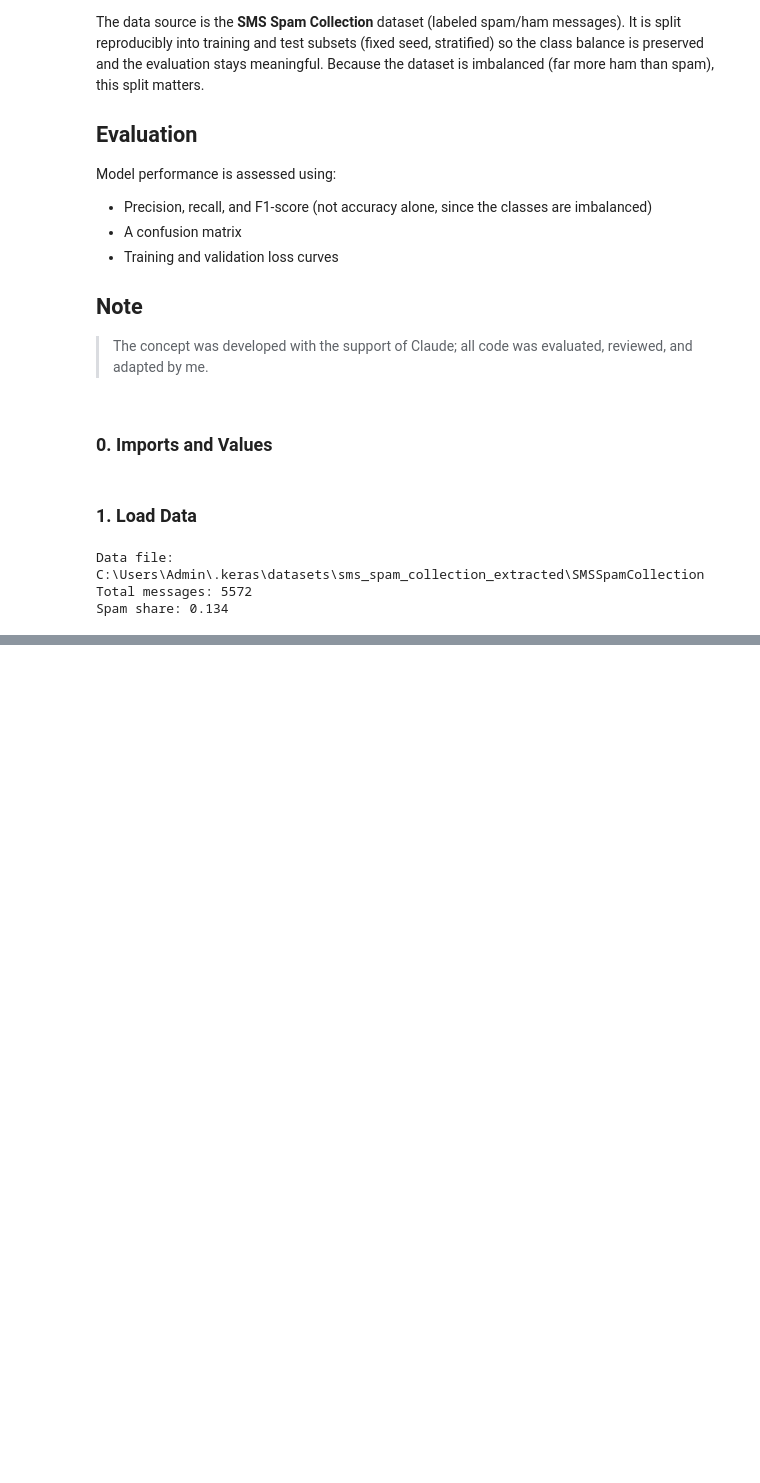
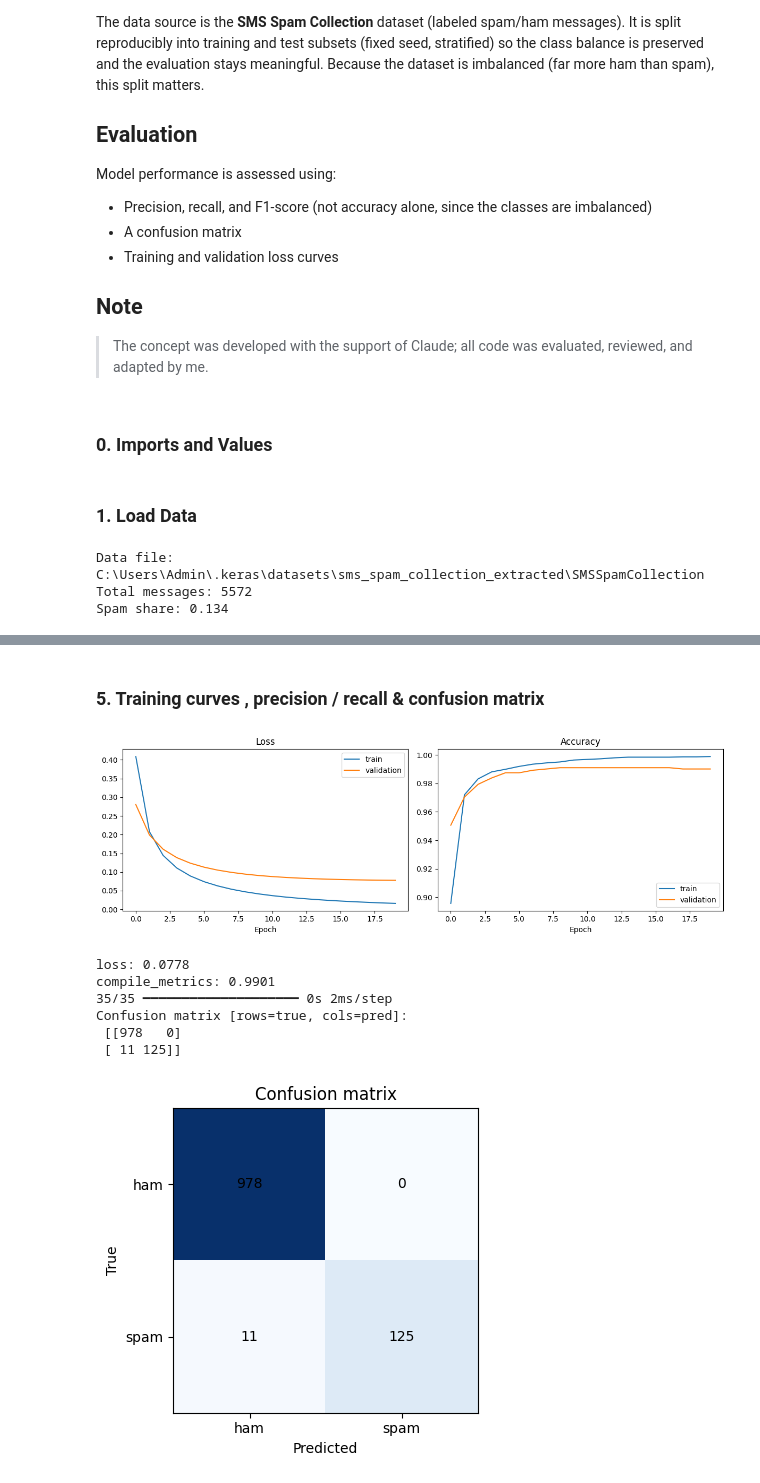
Before and after one commit to Sowas7272/Projects, a Jupyter notebook: ML/Keras/Spam_Detection/Spam_Detection_Keras.ipynb, the cells around one changed output, grey strips where cells are left out. Drawn from its saved outputs; the diff is of its cells as text; code cells hidden in the pictures; blank space fills up the shorter version.

```diff
--- a/ML/Keras/Spam_Detection/Spam_Detection_Keras.ipynb
+++ b/ML/Keras/Spam_Detection/Spam_Detection_Keras.ipynb
@@ -74,0 +77,9 @@ val_ds       = raw_val_ds.batch(BATCH)
+# %%
+VOCAB_SIZE = 5000
+vectorize_layer = layers.TextVectorization(
+    max_tokens = VOCAB_SIZE,
+    output_mode ="tf_idf"
+)
+train_text_only = raw_train_ds.map(lambda text, label: text)
+vectorize_layer.adapt(train_text_only)
+print("Vocabulary size:", len(vectorize_layer.get_vocabulary()))
@@ -74,0 +144,49 @@ val_ds       = raw_val_ds.batch(BATCH)
+# %% [markdown]
+### 5. Training curves , precision / recall & confusion matrix
+# %%
+fig, (ax1, ax2) = plt.subplots(1, 2, figsize=(12, 4))
+
+ax1.plot(history.history["loss"], label="train")
+ax1.plot(history.history["val_loss"], label="validation")
+ax1.set_title("Loss"); ax1.set_xlabel("Epoch"); ax1.legend()
+
+ax2.plot(history.history["accuracy"], label="train")
+ax2.plot(history.history["val_accuracy"], label="validation")
+ax2.set_title("Accuracy"); ax2.set_xlabel("Epoch"); ax2.legend()
+
+plt.tight_layout()
+plt.show()
+
+results = model.evaluate(val_ds, verbose=0)
+for name, value in zip(model.metrics_names, results):
+    print(f"{name}: {value:.4f}")
+
+# Build the confusion matrix by hand from predictions.
+y_true = np.concatenate([y.numpy().ravel() for _, y in val_ds], axis=0)
+y_prob = model.predict(val_ds).ravel()
+y_pred = (y_prob >= 0.5).astype("int32")   # threshold probabilities into 0/1
+
+# tf.math.confusion_matrix replaces sklearn's confusion_matrix.
+cm = tf.math.confusion_matrix(y_true, y_pred, num_classes=2).numpy()
+print("Confusion matrix [rows=true, cols=pred]:\n", cm)
+
+# Plot it with matplotlib (replaces ConfusionMatrixDisplay).
+fig, ax = plt.subplots(figsize=(4.5, 4))
+ax.imshow(cm, cmap="Blues")
+ax.set_xticks([0, 1], labels=["ham", "spam"])
+ax.set_yticks([0, 1], labels=["ham", "spam"])
+ax.set_xlabel("Predicted"); ax.set_ylabel("True"); ax.set_title("Confusion matrix")
+for i in range(2):
+    for j in range(2):
+        ax.text(j, i, cm[i, j], ha="center", va="center")
+plt.tight_layout()
+plt.show()
+# %% [output]
+[figure, added]
+loss: 0.0778
+compile_metrics: 0.9901
+35/35 ━━━━━━━━━━━━━━━━━━━━ 0s 2ms/step
+Confusion matrix [rows=true, cols=pred]:
+ [[978   0]
+ [ 11 125]]
+[figure, added]
```
Also changed, not shown: parts of 7 cells of this notebook.
